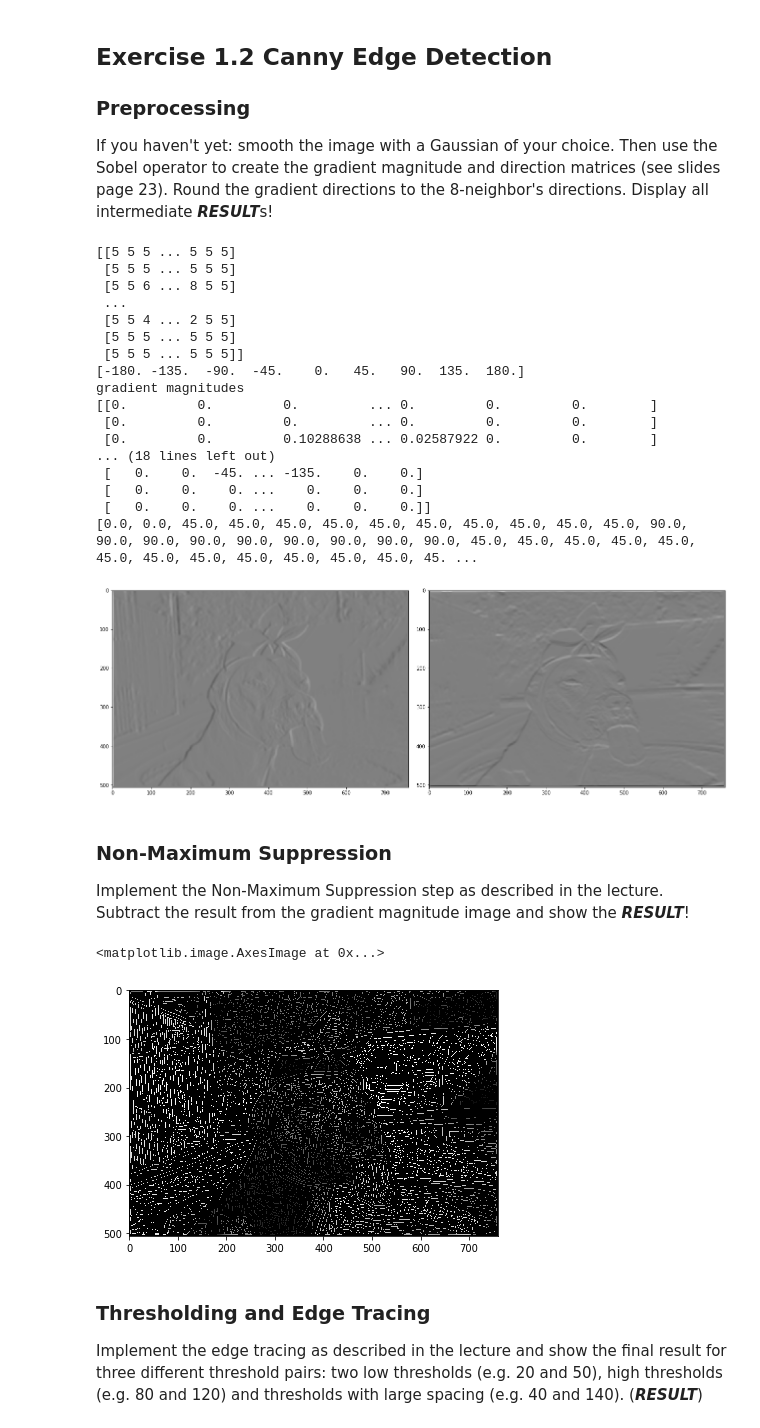
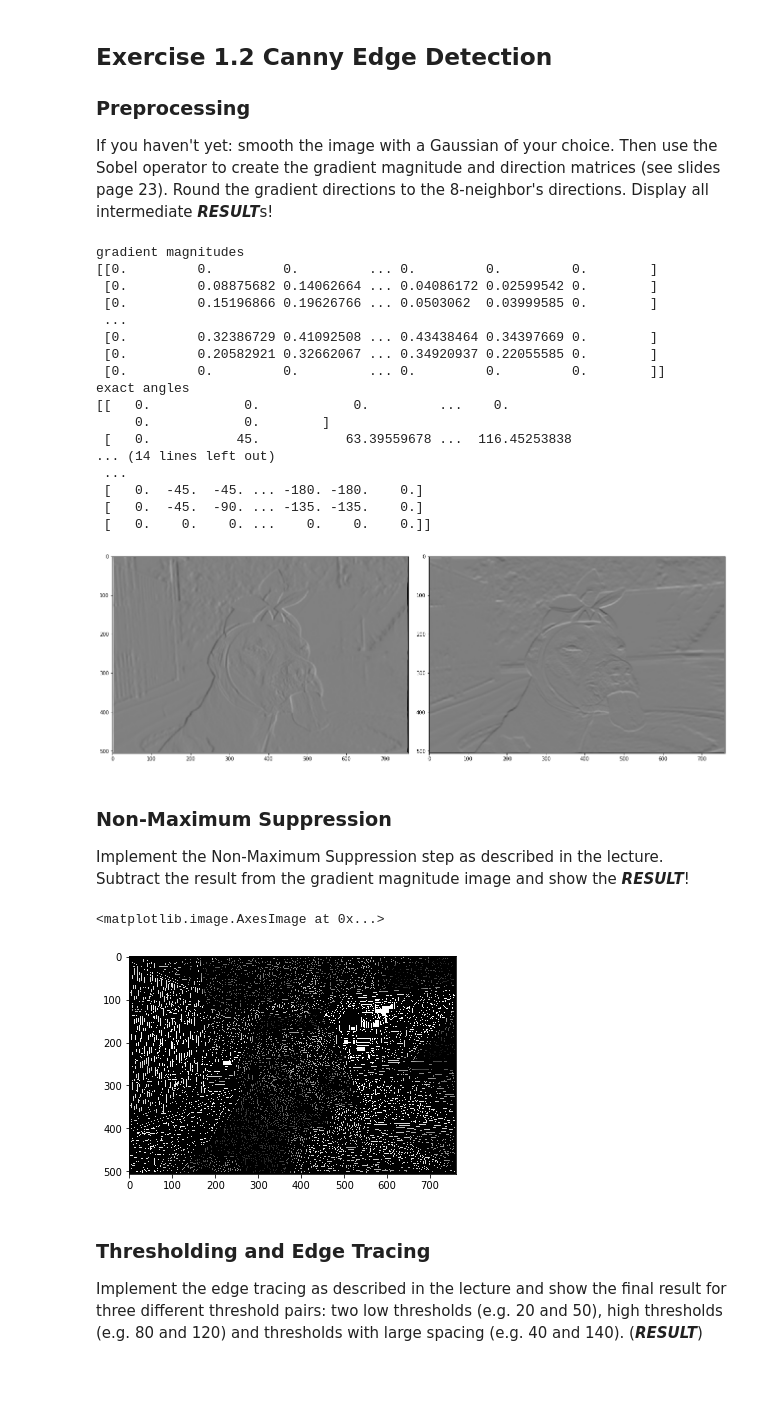
Before and after one commit to jneuendorf/cv1920_assignments, a Jupyter notebook: 02_convolution_canny.ipynb, the cells around one changed output. Drawn from its saved outputs; the diff is of its cells as text; code cells hidden in the pictures; blank space fills up the shorter version.

```diff
--- a/02_convolution_canny.ipynb
+++ b/02_convolution_canny.ipynb
@@ -120,8 +153,7 @@ Now, implement a simple edge detector by first filtering with a Sobel operator a
 ### Preprocessing
 If you haven't yet: smooth the image with a Gaussian of your choice. Then use the Sobel operator to create the gradient magnitude and direction matrices (see slides page 23). Round the gradient directions to the 8-neighbor's directions. Display all  intermediate ***RESULT***s!
 # %%
-smoothed = conv2d(image, gaussian_kernel(size=7, standard_deviation=3))
-# io.imshow(smoothed)
+smoothed = conv2d(image, gaussian_kernel(size=5, standard_deviation=2))
 
 
 def gradient_magnitudes_and_directions(image):
@@ -135,8 +167,6 @@ def gradient_magnitudes_and_directions(image):
     S_y = S_x.T
     G_x = conv2d(smoothed, S_x, normalize=False)
     G_y = conv2d(smoothed, S_y, normalize=False)
-#     print(np.min(G_x), np.max(G_x))
-#     print(np.min(G_y), np.max(G_y))
     G = np.sqrt(np.square(G_x) + np.square(G_y))
 
     # Directions in the range [-pi, pi].
@@ -149,17 +179,11 @@ def gradient_magnitudes_and_directions(image):
     # and we want np.pi to be in the last bin.
     # We could actually use any number because np.pi is the maximum
     # possible value returned from np.arctan2.
-    # bins = np.linspace(-np.pi, np.pi, num=9)
     bins = np.linspace(-180, 180, num=9)
-#     bins[-1] = np.pi + 1
-#     print(np.degrees(bins))
     # Get bin indices.
     indices = np.digitize(angles, bins)
-    print(indices)
-    # Correct the last bin because we want to map the last bin to exactly np.pi.
-#     bins[-1] = np.pi
-#     print(np.degrees(bins))
-    print(bins)
+    # print(indices)
+    # print(bins)
     theta = np.zeros(angles.shape)
     # If an output is exactly np.pi then the index would be 8 so we use index 0
     # because -np.pi corresponds to np.pi
@@ -177,74 +201,70 @@ def gradient_magnitudes_and_directions(image):
     print(G)
     print('exact angles')
     print(angles)
-#     print(angles[2].tolist())
-#     print(np.degrees(angles))
     print('rounded angles')
     print(theta)
-#     print(theta[2].tolist())
-#     print(np.degrees(theta))
 
     return G, theta
 
 
 G, theta = gradient_magnitudes_and_directions(smoothed)
 # %% [output]
-[[5 5 5 ... 5 5 5]
- [5 5 5 ... 5 5 5]
- [5 5 6 ... 8 5 5]
- ...
- [5 5 4 ... 2 5 5]
- [5 5 5 ... 5 5 5]
- [5 5 5 ... 5 5 5]]
-[-180. -135.  -90.  -45.    0.   45.   90.  135.  180.]
 gradient magnitudes
 [[0.         0.         0.         ... 0.         0.         0.        ]
- [0.         0.         0.         ... 0.         0.         0.        ]
- [0.         0.         0.10288638 ... 0.02587922 0.         0.        ]
-... (18 lines left out)
- [   0.    0.  -45. ... -135.    0.    0.]
- [   0.    0.    0. ...    0.    0.    0.]
+ [0.         0.08875682 0.14062664 ... 0.04086172 0.02599542 0.        ]
+ [0.         0.15196866 0.19626766 ... 0.0503062  0.03999585 0.        ]
+ ...
+ [0.         0.32386729 0.41092508 ... 0.43438464 0.34397669 0.        ]
+ [0.         0.20582921 0.32662067 ... 0.34920937 0.22055585 0.        ]
+ [0.         0.         0.         ... 0.         0.         0.        ]]
+exact angles
+[[   0.            0.            0.         ...    0.
+     0.            0.        ]
+ [   0.           45.           63.39559678 ...  116.45253838
+... (14 lines left out)
+ ...
+ [   0.  -45.  -45. ... -180. -180.    0.]
+ [   0.  -45.  -90. ... -135. -135.    0.]
  [   0.    0.    0. ...    0.    0.    0.]]
-[0.0, 0.0, 45.0, 45.0, 45.0, 45.0, 45.0, 45.0, 45.0, 45.0, 45.0, 45.0, 90.0, 90.0, 90.0, 90.0, 90.0, 90.0, 90.0, 90.0, 90.0, 45.0, 45.0, 45.0, 45.0, 45.0, 45.0, 45.0, 45.0, 45.0, 45.0, 45.0, 45.0, 45. ...
 [figure]
 # %% [markdown]
 ### Non-Maximum Suppression
 Implement the Non-Maximum Suppression step as described in the lecture. Subtract the result from the gradient magnitude image and show the ***RESULT***!
 # %%
 neighbors_by_direction = {
-    0:    ( (0, +1),  (0, -1) ),  # pointing downward
-    45:   ( (-1, +1), (+1, -1) ),
-    90:   ( (-1, 0),  (+1, 0)  ),  # pointing right
-    135:  ( (-1, -1), (+1, +1) ),
+    0:   ( (0, +1),  (0, -1)  ),  # pointing downward
+    45:  ( (-1, +1), (+1, -1) ),
+    90:  ( (-1, 0),  (+1, 0)  ),  # pointing right
+    135: ( (-1, -1), (+1, +1) ),
 }
 # neighbors_by_direction[180] = neighbors_by_direction[0]
 # neighbors_by_direction[-180] = neighbors_by_direction[0]
 # neighbors_by_direction[-135] = neighbors_by_direction[45]
 # neighbors_by_direction[-90] = neighbors_by_direction[90]
 # neighbors_by_direction[-45] = neighbors_by_direction[135]
 
 
 def non_max_suppression(image, G, theta):
     suppressed = np.copy(image)
     for row in range(G.shape[0]):
         for col in range(G.shape[1]):
             magnitude = G[row,col]
             if magnitude == 0:
                 suppressed[row,col] = 0
                 continue
 
             direction = theta[row,col]
             (y1, x1), (y2, x2) = neighbors_by_direction[direction % 180]
             neighbors = (G[row+y1,col+x1], G[row+y2,col+x2])
-            if magnitude <= np.max(neighbors):
+            if magnitude < np.max(neighbors):
                 suppressed[row,col] = 0
     return suppressed
 
 thinned_edges = non_max_suppression(smoothed, G, theta)
-io.imshow(thinned_edges)
+plt.imshow(thinned_edges, cmap='gray')
 # %% [output]
 <matplotlib.image.AxesImage at 0x...>
-[figure, old version]
+[figure, new version]
 # %% [markdown]
 ### Thresholding and Edge Tracing
 Implement the edge tracing as described in the lecture and show the final result for three different threshold pairs: two low thresholds (e.g. 20 and 50), high thresholds (e.g. 80 and 120) and thresholds with large spacing (e.g. 40 and 140). (***RESULT***)
```
Also changed, not shown: parts of 4 cells of this notebook, 1 other file.
